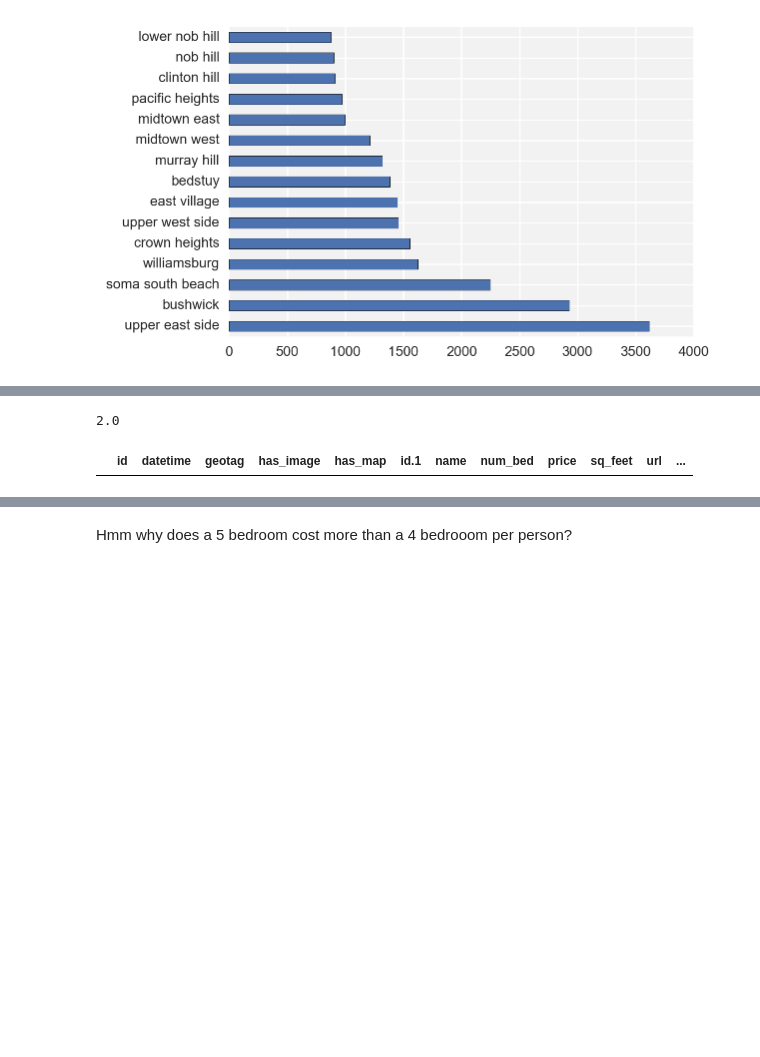
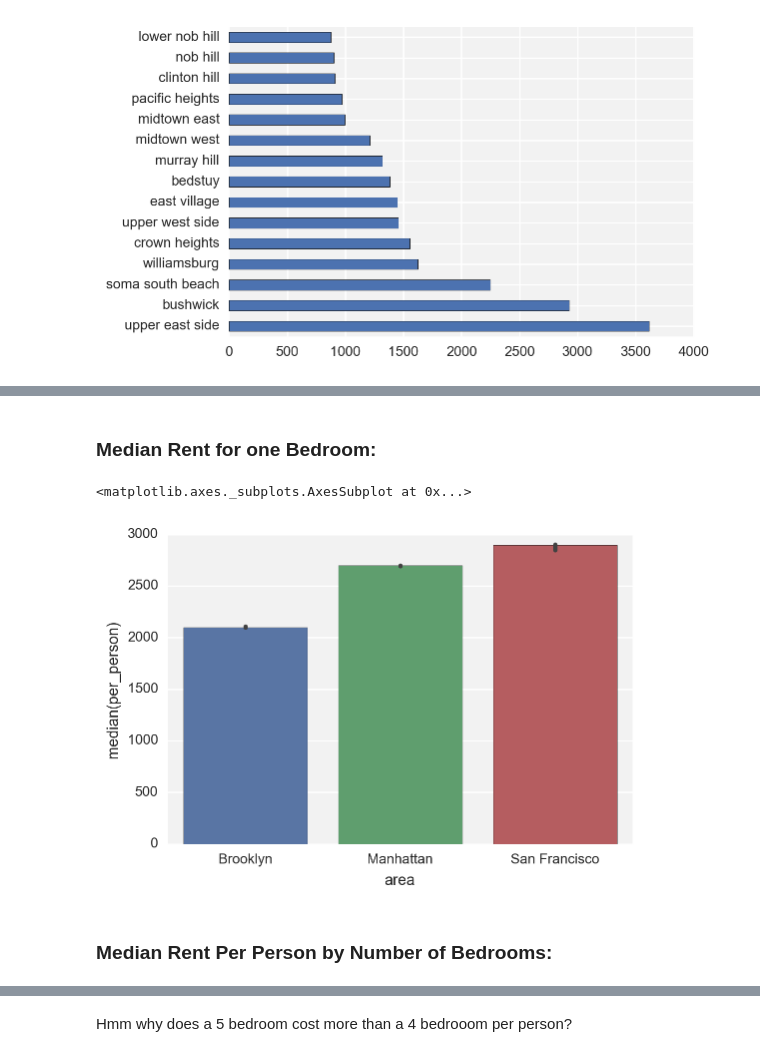
Before and after one commit to apapiu/Craiglist_Project, a Jupyter notebook: Data Analysis/Main EDA NYC+SF.ipynb, the cells around one changed output, grey strips where cells are left out. Saved outputs shown, nothing was run; the diff lists cells and outputs as text; code cells hidden in the pictures; blank space fills up the shorter version.

```diff
--- a/Data Analysis/Main EDA NYC+SF.ipynb
+++ b/Data Analysis/Main EDA NYC+SF.ipynb
@@ -85,11 +138,12 @@ sns.barplot(x = "area", y = "per_person", data = data, estimator = np.median)
-# %%
-data["num_bed"][4]
-# %% [output]
-2.0
-# %%
-data.loc[data["num_bed"].isin(["5", "6", "7", "8"])]
-# %% [output]
-|  | id | datetime | geotag | has_image | has_map | id.1 | name | num_bed | price | sq_feet | url | ... |
+# %% [markdown]
+### Median Rent for one Bedroom:
+# %%
+sns.barplot(x = "area", y = "per_person", data = data[data.int_bed == 1], estimator = np.median)
+# %% [output]
+<matplotlib.axes._subplots.AxesSubplot at 0x...>
+[figure, added]
+# %% [markdown]
+### Median Rent Per Person by Number of Bedrooms:
 # %%
 sns.barplot(x = "num_bed", y = "per_person", data = data, estimator = np.mean, n_boot = 1000,
            order = ["Studio", 1, 2, 3, 4, 5, 6, 7, 8])
```
Also changed, not shown: parts of 35 cells of this notebook, 7 other files.
